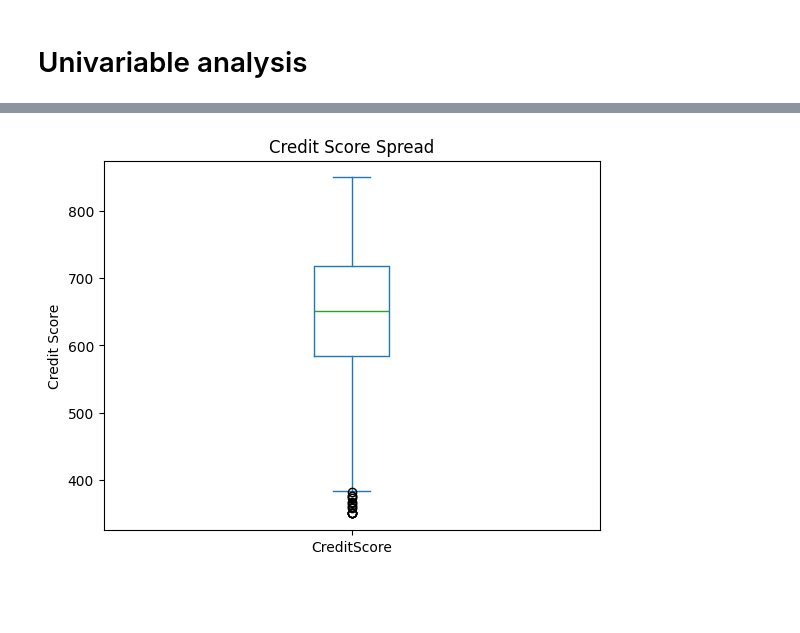
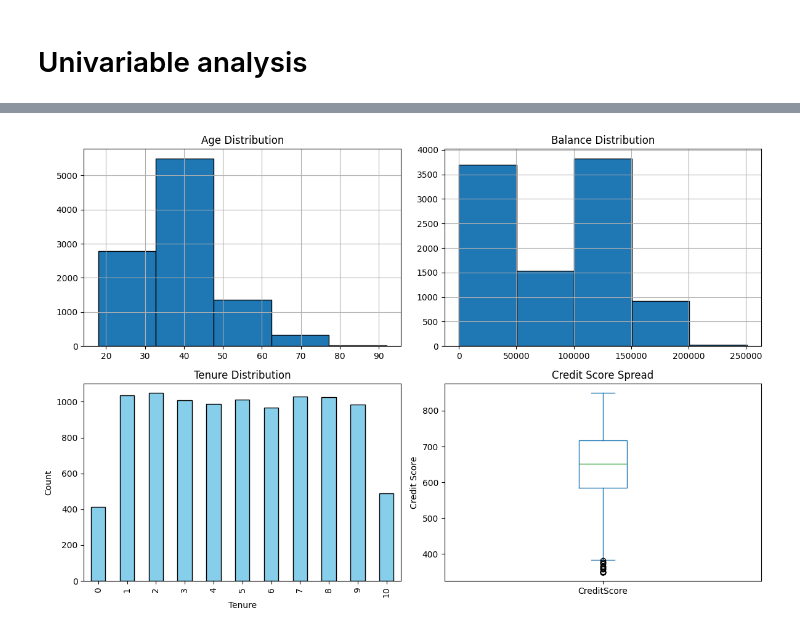
Before and after one commit to Mausam-tech/Banking_Churn_Predection, a Jupyter notebook: banking_churn.ipynb, the cells around one changed output, grey strips where cells are left out. Cells and saved outputs as stored; diff of their text form; code cells hidden in the pictures; blank space fills up the shorter version.

```diff
--- a/banking_churn.ipynb
+++ b/banking_churn.ipynb
@@ -163,7 +140,30 @@ plt.show()
-# %%
-df['CreditScore'].plot(kind='box')
-plt.title("Credit Score Spread")
-plt.ylabel("Credit Score")
-plt.show()
-# %% [output]
-[figure, removed]
+# %%
+
+
+fig, axes = plt.subplots(2, 2, figsize=(12, 8))  # 2 rows × 2 columns
+
+# Chart 1: Age Histogram
+df['Age'].hist(bins=5, edgecolor='black', ax=axes[0,0])
+axes[0,0].set_title("Age Distribution")
+
+# Chart 2: Balance Histogram
+df['Balance'].hist(bins=5, edgecolor='black', ax=axes[0,1])
+axes[0,1].set_title("Balance Distribution")
+
+# Chart 3: Tenure Bar Chart
+df['Tenure'].value_counts().sort_index().plot.bar(
+    color='skyblue', edgecolor='black', ax=axes[1,0]
+)
+axes[1,0].set_title("Tenure Distribution")
+axes[1,0].set_xlabel("Tenure")
+axes[1,0].set_ylabel("Count")
+
+# Chart 4: Credit Score Boxplot
+df['CreditScore'].plot(kind='box', ax=axes[1,1])
+axes[1,1].set_title("Credit Score Spread")
+axes[1,1].set_ylabel("Credit Score")
+
+plt.tight_layout()
+plt.show()
+# %% [output]
+[figure, added]
```
Also changed, not shown: parts of 4 cells of this notebook.
